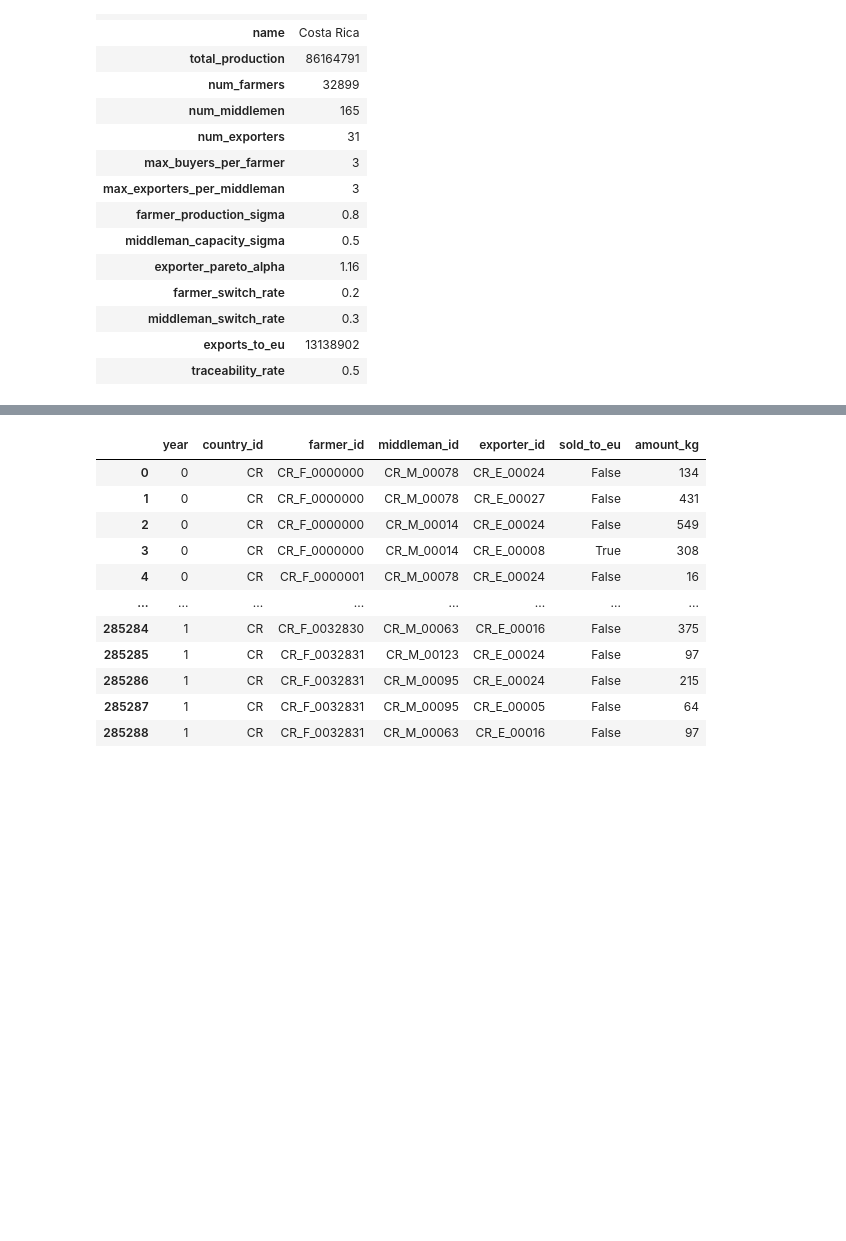
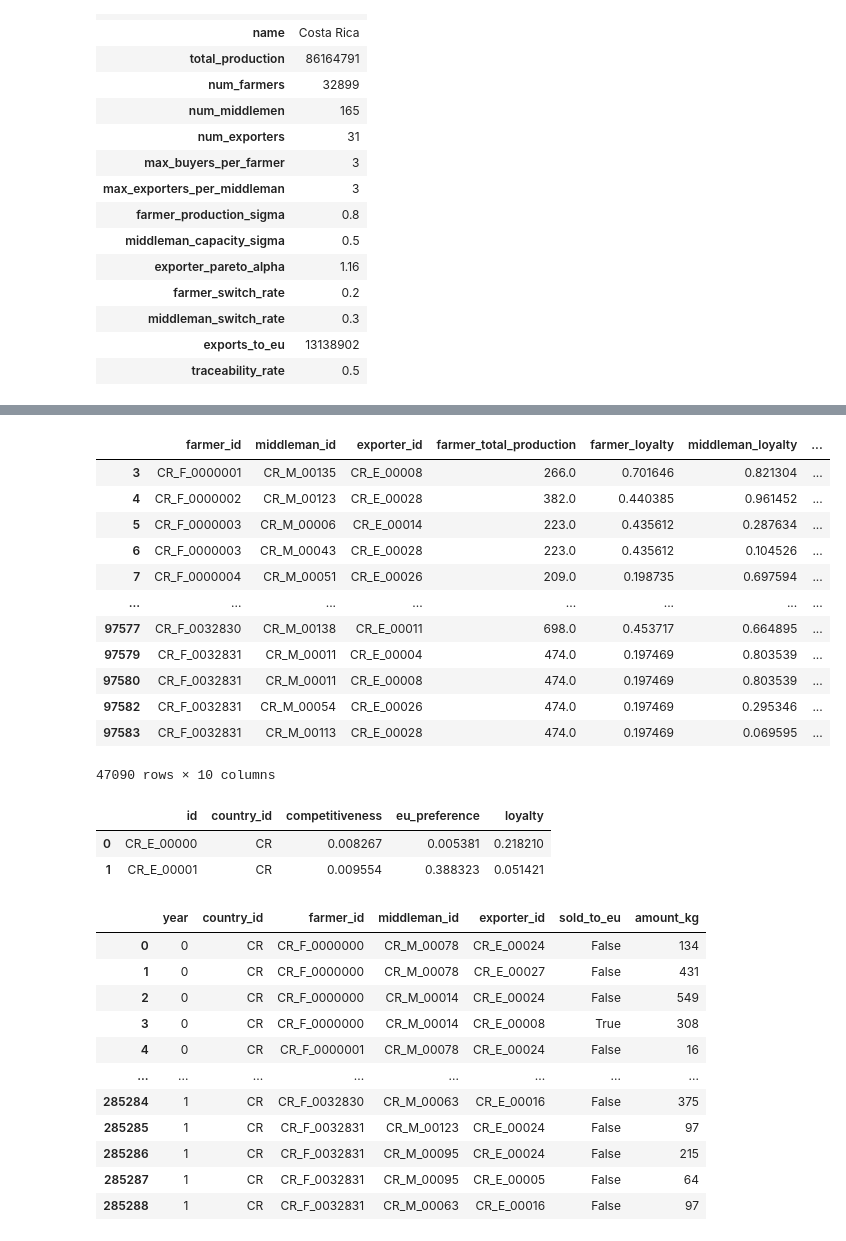
Before and after one commit to ccerv1/supply-chain-simulator, a Jupyter notebook: supply_chain_simulator/DashboardPrototype.ipynb, the cells around one changed output, grey strips where cells are left out. Cells and saved outputs as stored; diff of their text form; code cells hidden in the pictures; blank space fills up the shorter version.

```diff
--- a/supply_chain_simulator/DashboardPrototype.ipynb
+++ b/supply_chain_simulator/DashboardPrototype.ipynb
@@ -195,3 +130,28 @@ pd.read_sql_query("""
+# %%
+df_relationships[df_relationships['farmer_loyalty'] < df_relationships['exporter_loyalty']]
+# %% [output]
+|  | farmer_id | middleman_id | exporter_id | farmer_total_production | farmer_loyalty | middleman_loyalty | ... |
+| 3 | CR_F_0000001 | CR_M_00135 | CR_E_00008 | 266.0 | 0.701646 | 0.821304 | ... |
+| 4 | CR_F_0000002 | CR_M_00123 | CR_E_00028 | 382.0 | 0.440385 | 0.961452 | ... |
+| 5 | CR_F_0000003 | CR_M_00006 | CR_E_00014 | 223.0 | 0.435612 | 0.287634 | ... |
+| 6 | CR_F_0000003 | CR_M_00043 | CR_E_00028 | 223.0 | 0.435612 | 0.104526 | ... |
+| 7 | CR_F_0000004 | CR_M_00051 | CR_E_00026 | 209.0 | 0.198735 | 0.697594 | ... |
+| ... | ... | ... | ... | ... | ... | ... | ... |
+| 97577 | CR_F_0032830 | CR_M_00138 | CR_E_00011 | 698.0 | 0.453717 | 0.664895 | ... |
+| 97579 | CR_F_0032831 | CR_M_00011 | CR_E_00004 | 474.0 | 0.197469 | 0.803539 | ... |
+| 97580 | CR_F_0032831 | CR_M_00011 | CR_E_00008 | 474.0 | 0.197469 | 0.803539 | ... |
+| 97582 | CR_F_0032831 | CR_M_00054 | CR_E_00026 | 474.0 | 0.197469 | 0.295346 | ... |
+| 97583 | CR_F_0032831 | CR_M_00113 | CR_E_00028 | 474.0 | 0.197469 | 0.069595 | ... |
+47090 rows × 10 columns
+# %%
+pd.read_sql_query("""
+    SELECT *
+    FROM exporters
+""", conn).head(2)
+# %% [output]
+|  | id | country_id | competitiveness | eu_preference | loyalty |
+| 0 | CR_E_00000 | CR | 0.008267 | 0.005381 | 0.218210 |
+| 1 | CR_E_00001 | CR | 0.009554 | 0.388323 | 0.051421 |
 # %%
 df_trade = pd.read_sql_query("""
     SELECT * FROM trading_flows
```
Also changed, not shown: parts of 6 cells of this notebook, 1 other file.
